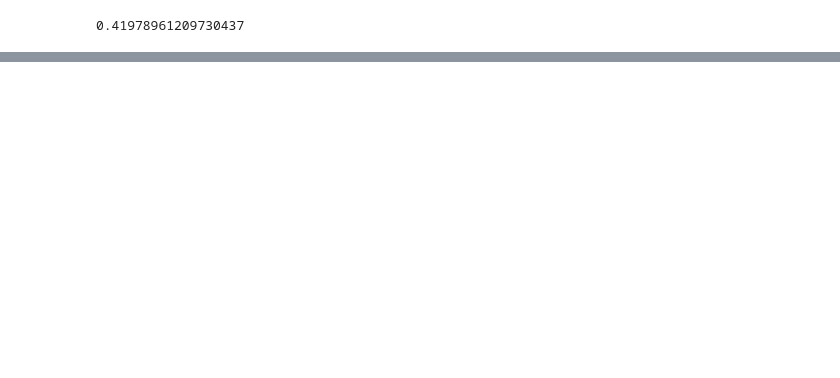
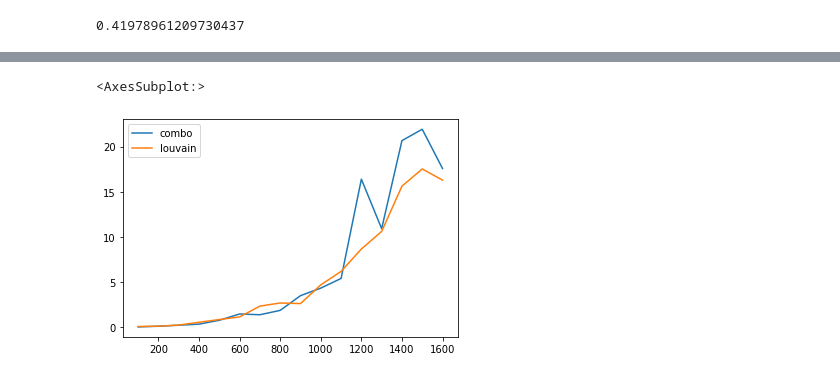
Before and after one commit to Casyfill/pyCombo, a Jupyter notebook: example/benchmark.ipynb, the cells around one changed output, grey strips where cells are left out. Saved outputs shown, nothing was run; the diff lists cells and outputs as text; code cells hidden in the pictures; blank space fills up the shorter version.

```diff
--- a/example/benchmark.ipynb
+++ b/example/benchmark.ipynb
@@ -56,0 +87,34 @@ modularity(G, p)
+# %%
+import timeit
+
+
+# compute binary search time
+def combo_time(n:int):
+    SETUP_CODE = f'''
+from __main__ import pycombo
+import networkx as nx
+G = nx.generators.random_graphs.erdos_renyi_graph(n={n}, p=0.15, seed=42)
+'''
+
+    TEST_CODE = '''pycombo.execute(G, random_seed=42)'''
+
+    # timeit.repeat statement
+    return timeit.repeat(setup = SETUP_CODE,
+                          stmt = TEST_CODE,
+                          repeat = 3,
+                          number = 1)
+
+def louvain_time(n:int):
+    SETUP_CODE = f'''
+import community as community_louvain
+import networkx as nx
+G = nx.generators.random_graphs.erdos_renyi_graph(n={n}, p=0.15, seed=42)
+'''
+
+    TEST_CODE = '''community_louvain.best_partition(G)'''
+
+    # timeit.repeat statement
+    return timeit.repeat(setup = SETUP_CODE,
+                          stmt = TEST_CODE,
+                          repeat = 3,
+                          number = 1)
@@ -56,0 +123,14 @@ modularity(G, p)
+# %%
+PERF = {
+    'combo': {},
+    'louvain': {}
+}
+
+for n in tqdm(range(100, 1601, 100)):
+    PERF['combo'][n] = mean(combo_time(n=n))
+    PERF['louvain'][n] = mean(louvain_time(n=n))
+# %%
+pd.DataFrame(PERF).plot()
+# %% [output]
+<AxesSubplot:>
+[figure, added]
```
Also changed, not shown: parts of 13 cells of this notebook, 1 other file.
